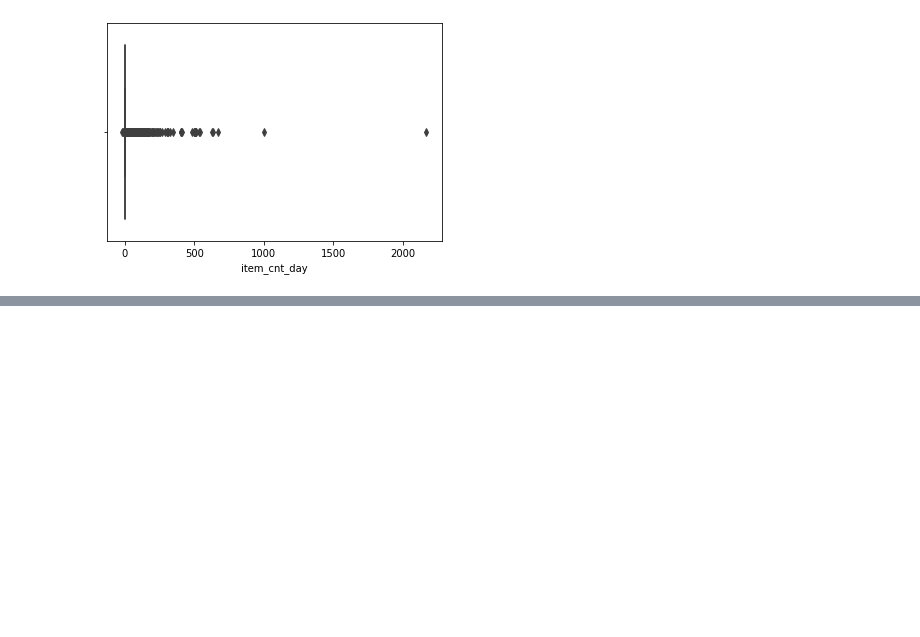
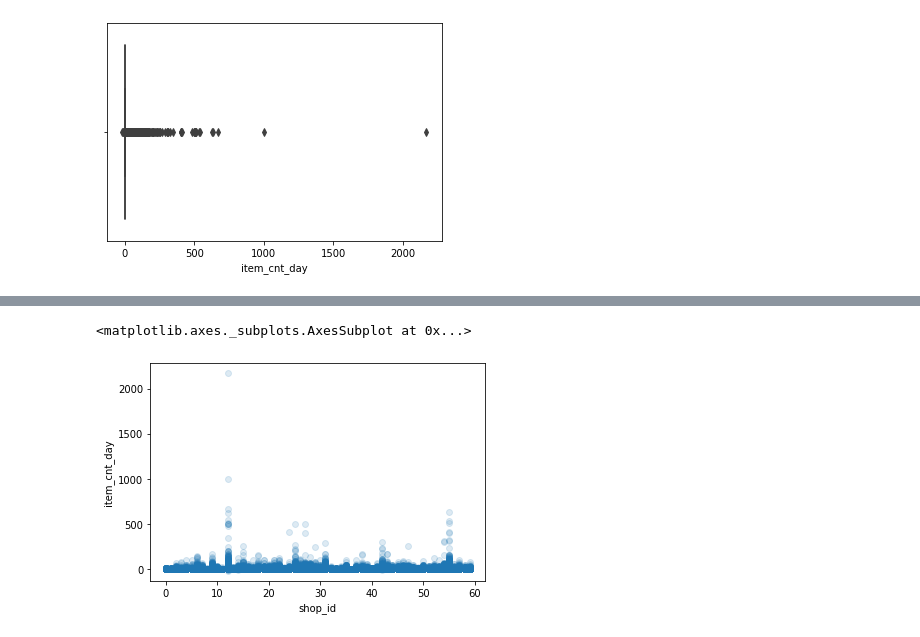
Before and after one commit to Shankar11/My_DataScience_Track, a Jupyter notebook: Capstones/01_predict_future_sales/Predict future sales - EDA-II.ipynb, the cells around one changed output, grey strips where cells are left out. Cells and saved outputs as stored; diff of their text form; code cells hidden in the pictures; blank space fills up the shorter version.

```diff
--- a/Capstones/01_predict_future_sales/Predict future sales - EDA-II.ipynb
+++ b/Capstones/01_predict_future_sales/Predict future sales - EDA-II.ipynb
@@ -116,0 +153,5 @@ sns.boxplot(x=sales_train['item_cnt_day'])
+# %%
+%%time
+sns.regplot(data=sales_train,x="shop_id", y="item_cnt_day",
+            fit_reg=False,scatter_kws={'alpha':0.15})
+# %% [output]
@@ -116,0 +160,2 @@ sns.boxplot(x=sales_train['item_cnt_day'])
+<matplotlib.axes._subplots.AxesSubplot at 0x...>
+[figure, added]
```
Also changed, not shown: parts of 6 cells of this notebook.
